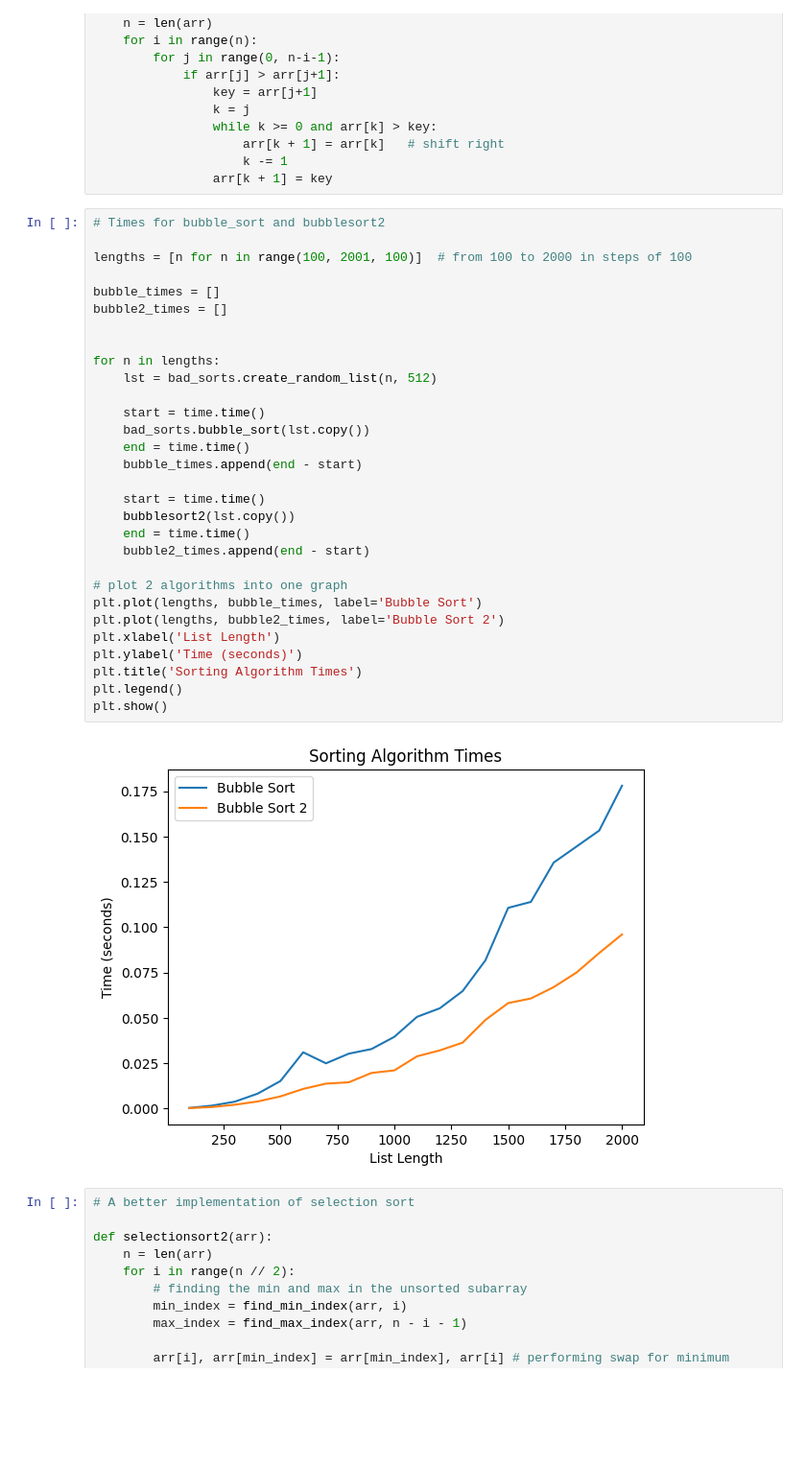
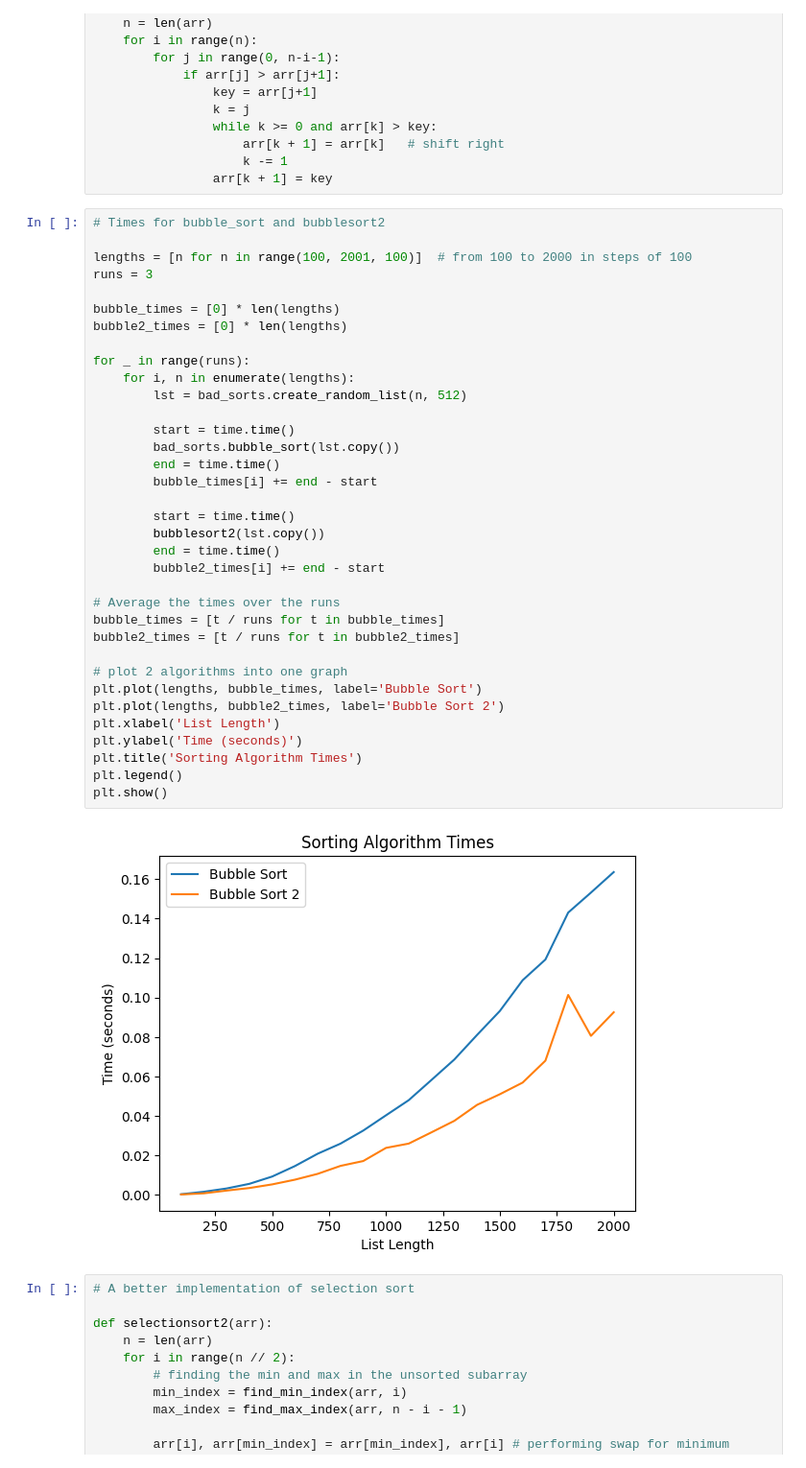
Before and after one commit to Emre-Bozkurt-xyz/Lab1, a Jupyter notebook: e2.ipynb, the cells around one changed output. Shown at 96% size. Drawn from its saved outputs; the diff is of its cells as text; blank space fills up the shorter version.

```diff
--- a/e2.ipynb
+++ b/e2.ipynb
@@ -23,35 +23,40 @@ def bubblesort2(arr):
 # %%
 # Times for bubble_sort and bubblesort2
 
 lengths = [n for n in range(100, 2001, 100)]  # from 100 to 2000 in steps of 100
+runs = 3
 
-bubble_times = []
-bubble2_times = []
+bubble_times = [0] * len(lengths)
+bubble2_times = [0] * len(lengths)
 
+for _ in range(runs):
+    for i, n in enumerate(lengths):
+        lst = bad_sorts.create_random_list(n, 512)
 
-for n in lengths:
-    lst = bad_sorts.create_random_list(n, 512)
+        start = time.time()
+        bad_sorts.bubble_sort(lst.copy())
+        end = time.time()
+        bubble_times[i] += end - start
 
-    start = time.time()
-    bad_sorts.bubble_sort(lst.copy())
-    end = time.time()
-    bubble_times.append(end - start)
+        start = time.time()
+        bubblesort2(lst.copy())
+        end = time.time()
+        bubble2_times[i] += end - start
 
-    start = time.time()
-    bubblesort2(lst.copy())
-    end = time.time()
-    bubble2_times.append(end - start)
+# Average the times over the runs
+bubble_times = [t / runs for t in bubble_times]
+bubble2_times = [t / runs for t in bubble2_times]
 
 # plot 2 algorithms into one graph
 plt.plot(lengths, bubble_times, label='Bubble Sort')
 plt.plot(lengths, bubble2_times, label='Bubble Sort 2')
 plt.xlabel('List Length')
 plt.ylabel('Time (seconds)')
 plt.title('Sorting Algorithm Times')
 plt.legend()
 plt.show()
 # %% [output]
-[figure, old version]
+[figure, new version]
 # %%
 # A better implementation of selection sort
 
```
Also changed, not shown: parts of 1 cell of this notebook, 1 other file.
